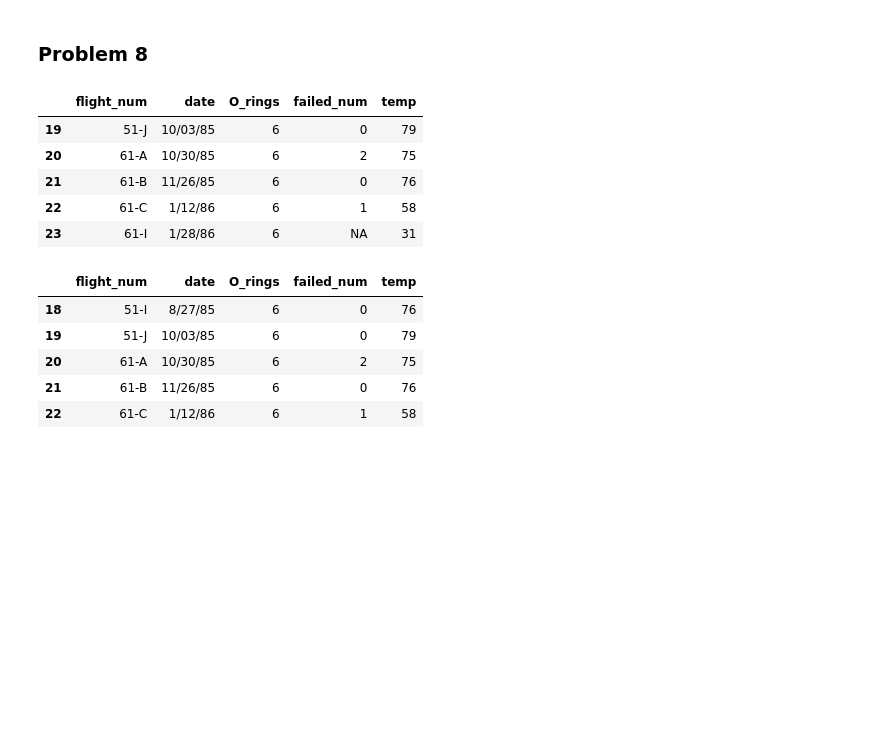
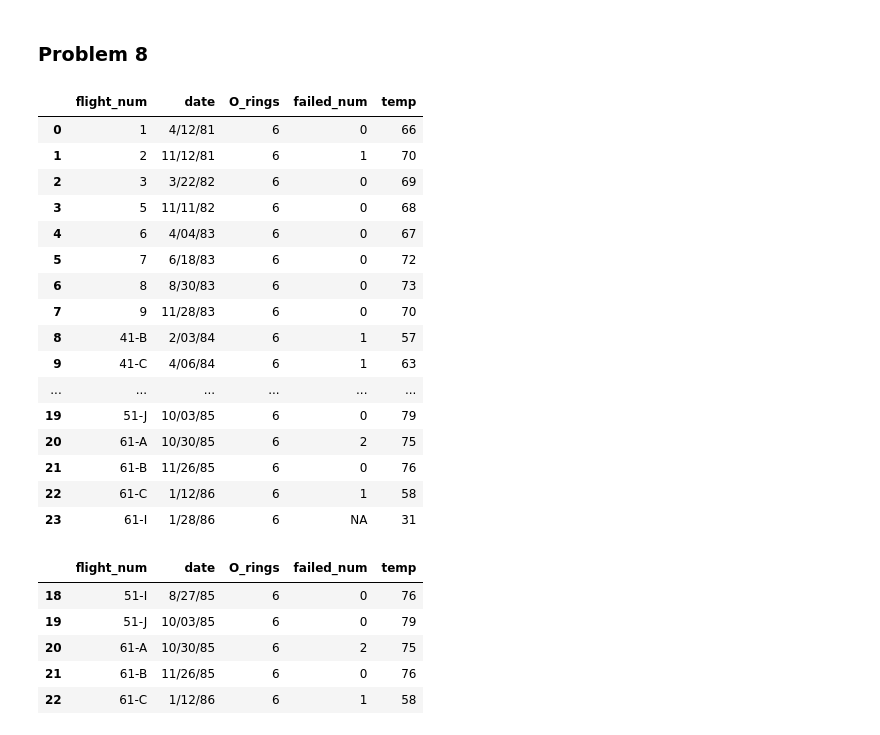
Before and after one commit to sgwlee96/STA-141C, a Jupyter notebook: Sungwon_Lee_hw1.ipynb, the cells around one changed output. Drawn from its saved outputs; the diff is of its cells as text; code cells hidden in the pictures; blank space fills up the shorter version.

```diff
--- a/Sungwon_Lee_hw1.ipynb
+++ b/Sungwon_Lee_hw1.ipynb
@@ -317,16 +317,27 @@ print(P + Q)
 # %%
 # import pandas to read the data
 import pandas as pd
 
 # read oringp data
 df = pd.read_csv("oringp.dat", header=None, sep=",")
 
 # rename the column name
 df.rename(columns={0:"flight_num", 1:"date", 2:"O_rings", 3:"failed_num", 4:"temp"}, inplace=True)
 
-df.tail()
+df
 # %% [output]
 |  | flight_num | date | O_rings | failed_num | temp |
+| 0 | 1 | 4/12/81 | 6 | 0 | 66 |
+| 1 | 2 | 11/12/81 | 6 | 1 | 70 |
+| 2 | 3 | 3/22/82 | 6 | 0 | 69 |
+| 3 | 5 | 11/11/82 | 6 | 0 | 68 |
+| 4 | 6 | 4/04/83 | 6 | 0 | 67 |
+| 5 | 7 | 6/18/83 | 6 | 0 | 72 |
+| 6 | 8 | 8/30/83 | 6 | 0 | 73 |
+| 7 | 9 | 11/28/83 | 6 | 0 | 70 |
+| 8 | 41-B | 2/03/84 | 6 | 1 | 57 |
+| 9 | 41-C | 4/06/84 | 6 | 1 | 63 |
+| ... | ... | ... | ... | ... | ... |
 | 19 | 51-J | 10/03/85 | 6 | 0 | 79 |
 | 20 | 61-A | 10/30/85 | 6 | 2 | 75 |
 | 21 | 61-B | 11/26/85 | 6 | 0 | 76 |
```
Also changed, not shown: parts of 5 cells of this notebook.
